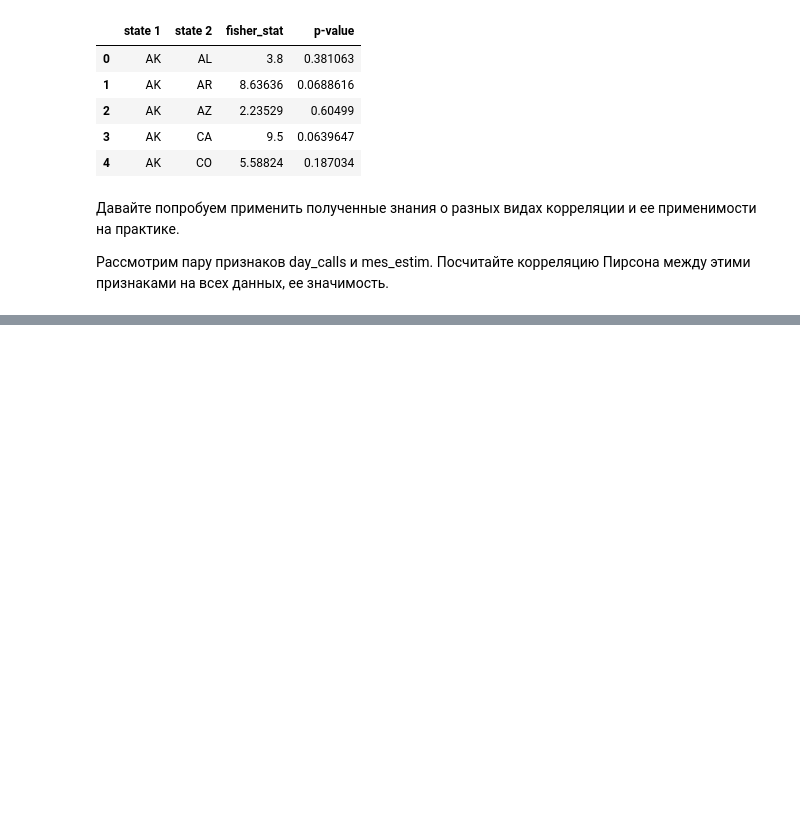
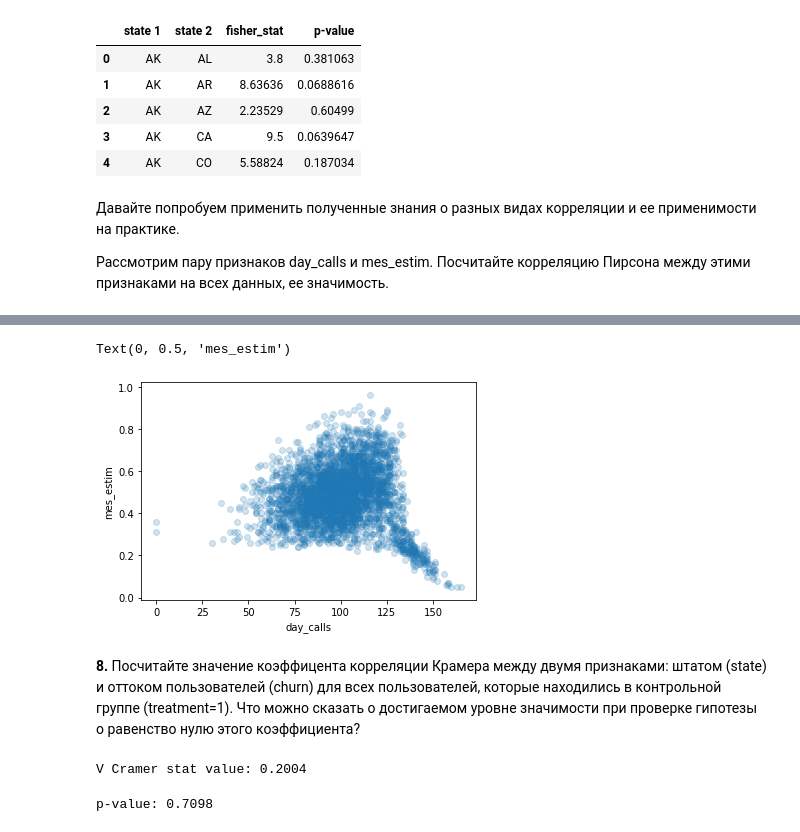
Before and after one commit to AlexG888/Specialization_from_MIPT_and_Yandex, a Jupyter notebook: course_4/theoretical_notebooks/tests.ipynb, the cells around one changed output, grey strips where cells are left out. Saved outputs shown, nothing was run; the diff lists cells and outputs as text; code cells hidden in the pictures; blank space fills up the shorter version.

```diff
--- a/course_4/theoretical_notebooks/tests.ipynb
+++ b/course_4/theoretical_notebooks/tests.ipynb
@@ -2098,0 +2127,9 @@ fisher_val.head()
+# %%
+plt.scatter(churn.day_calls, churn.mes_estim, alpha=0.2)
+plt.xlabel('day_calls')
+plt.ylabel('mes_estim')
+# %% [output]
+Text(0, 0.5, 'mes_estim')
+[figure, added]
+# %% [markdown]
+**8.** Посчитайте значение коэффицента корреляции Крамера между двумя признаками: штатом (state) и оттоком пользователей (churn) для всех пользователей, которые находились в контрольной группе (treatment=1). Что можно сказать о достигаемом уровне значимости при проверке гипотезы о равенство нулю этого коэффициента?
@@ -2098,0 +2141,8 @@ fisher_val.head()
+# %%
+print('V Cramer stat value: %.4f' % cramers_stat(pt_states.values))
+# %% [output]
+V Cramer stat value: 0.2004
+# %%
+print('p-value: %.4f' % stats.chi2_contingency(pt_states.values)[1])
+# %% [output]
+p-value: 0.7098
```
Also changed, not shown: parts of 22 cells of this notebook.
